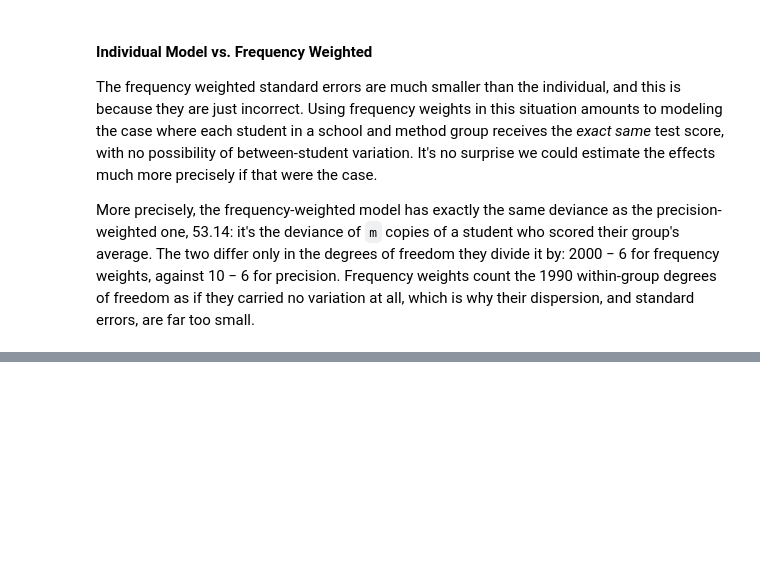
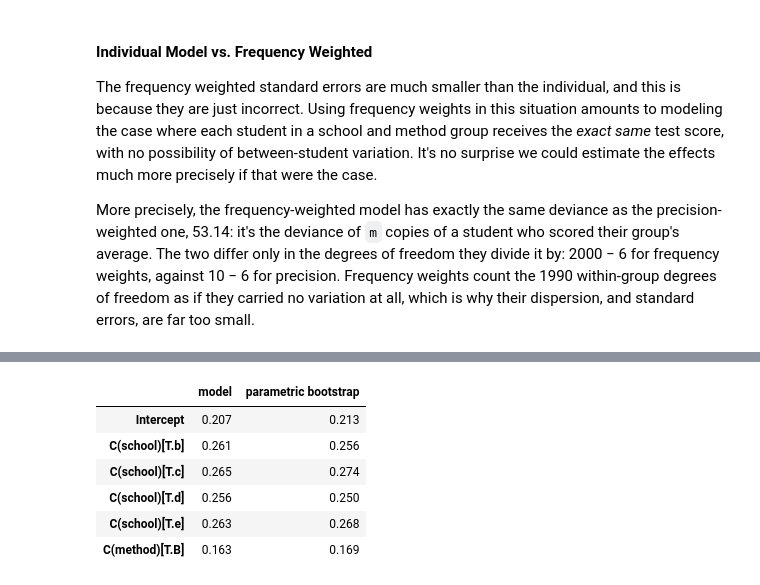
Before and after one commit to madrury/py-glm, a Jupyter notebook: examples/04-weights.ipynb, the cells around one changed output, grey strips where cells are left out. Saved outputs shown, nothing was run; the diff lists cells and outputs as text; code cells hidden in the pictures; blank space fills up the shorter version.

```diff
--- a/examples/04-weights.ipynb
+++ b/examples/04-weights.ipynb
@@ -328,0 +420,21 @@ More precisely, the frequency-weighted model has exactly the same deviance as th
+# %%
+np.random.seed(9)
+group_weights = students_grouped["count"].to_numpy(float)
+replicates = Simulation(precision_model).parametric_bootstrap(
+    students_grouped, n_sim=500, precision_weights=group_weights
+)
+pd.DataFrame(
+    {
+        "model": precision_model.coef_standard_error_,
+        "parametric bootstrap": coefficient_table(replicates).std().to_numpy(),
+    },
+    index=precision_model.X_names,
+).round(3)
+# %% [output]
+|  | model | parametric bootstrap |
+| Intercept | 0.207 | 0.213 |
+| C(school)[T.b] | 0.261 | 0.256 |
+| C(school)[T.c] | 0.265 | 0.274 |
+| C(school)[T.d] | 0.256 | 0.250 |
+| C(school)[T.e] | 0.263 | 0.268 |
+| C(method)[T.B] | 0.163 | 0.169 |
```
Also changed, not shown: parts of 12 cells of this notebook.
